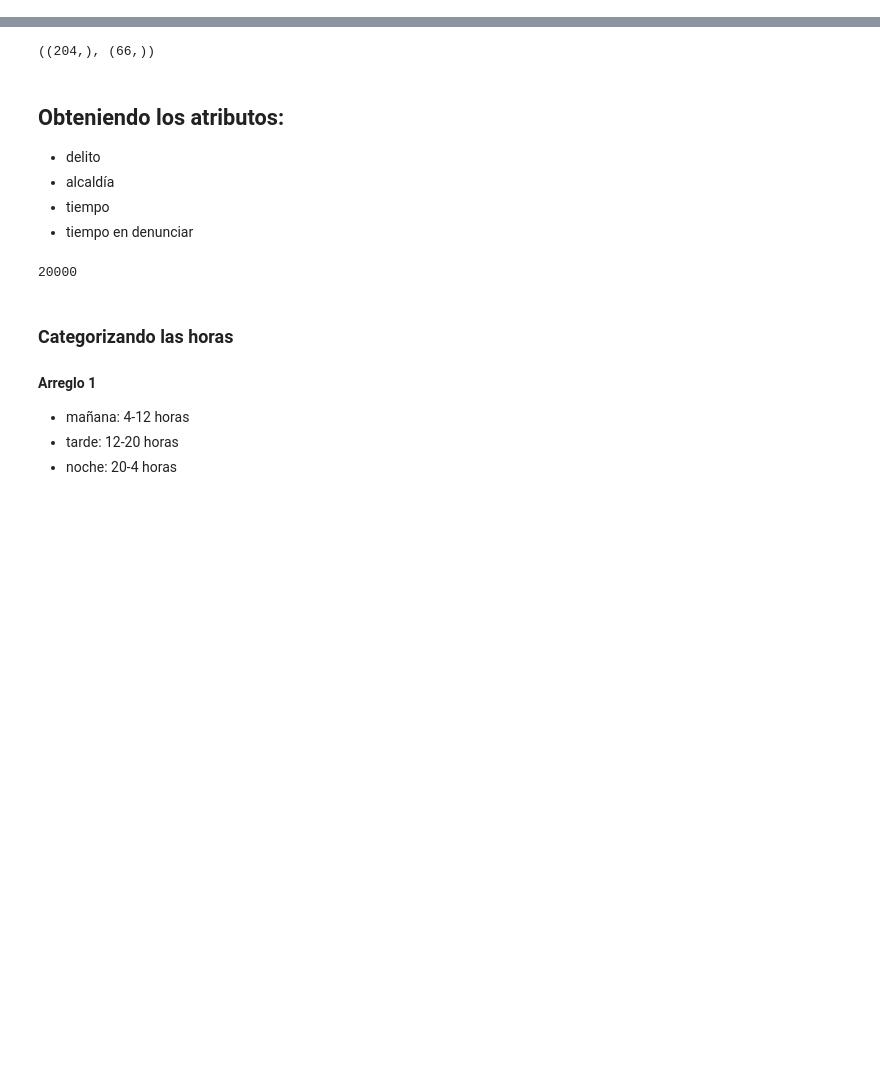
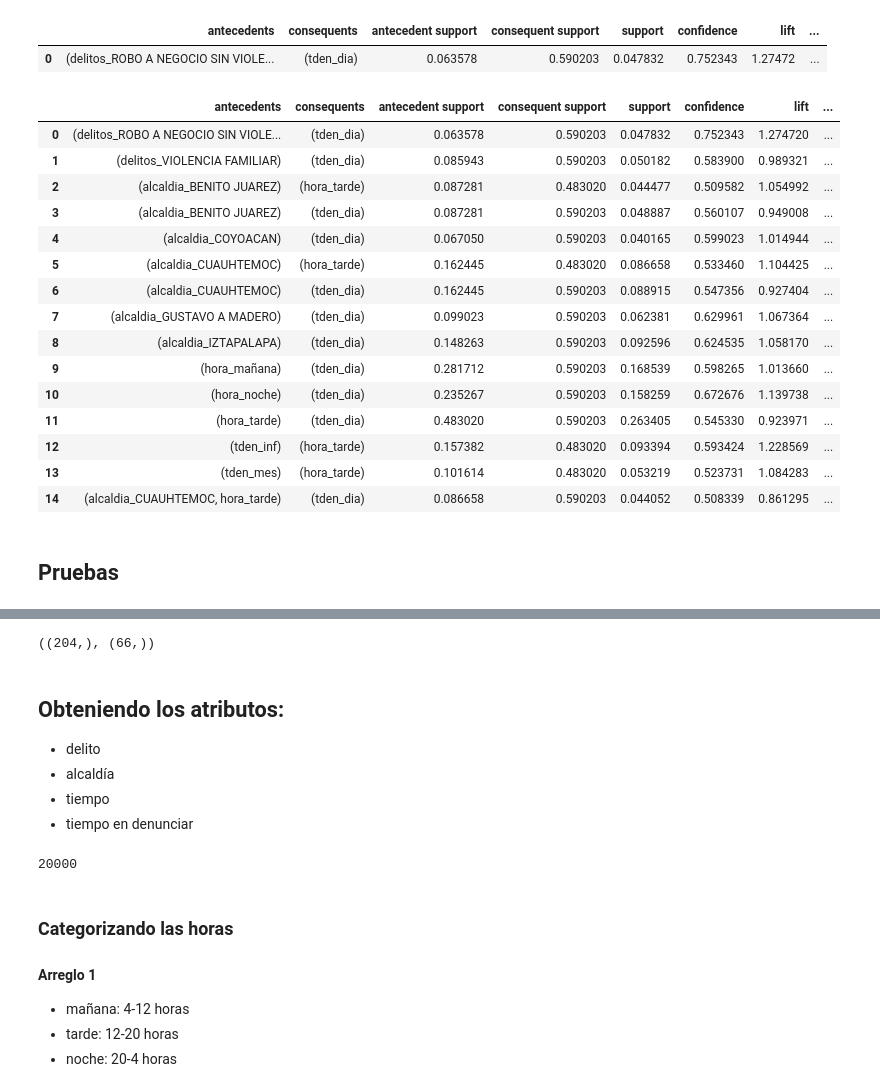
Before and after one commit to JavoJavo/Freq-Patt-Mexico-Crime, a Jupyter notebook: frecc-patt.ipynb, the cells around one changed output, grey strips where cells are left out. Cells and saved outputs as stored; diff of their text form; code cells hidden in the pictures; blank space fills up the shorter version.

```diff
--- a/frecc-patt.ipynb
+++ b/frecc-patt.ipynb
@@ -2,0 +9,10 @@ import pandas as pd
+# %%
+data = pd.read_csv('D:\TICS-2021-1\MineriaDeDatos\Proyecto Final\carpetas-de-investigacion-pgj-cdmx.csv',na_values='NaN')
+#ex1 = pd.read_csv(LOC,na_values='NaN')
+data = data.drop(columns=['año_hechos','mes_hechos','categoria_delito',
+                        'Geopoint','calle_hechos2','calle_hechos',
+                        'colonia_hechos','mes_inicio','ao_inicio','fiscalía','agencia',
+                        'unidad_investigacion',])
+data.fecha_hechos = pd.to_datetime(data.fecha_hechos)
+data.fecha_inicio = pd.to_datetime(data.fecha_inicio)
+data.rename(columns={'longitud':'lon','latitud':'lat'}, inplace=True)
@@ -2,0 +92,2 @@ import pandas as pd
+# %%
+E1 = experimento1(data)
@@ -3,3 +149,29 @@ import pandas as pd
+# %%
+association_rules(E1.patrones_umbral(.04), metric="confidence", min_threshold=0.7)
+# %% [output]
+|  | antecedents | consequents | antecedent support | consequent support | support | confidence | lift | ... |
+| 0 | (delitos_ROBO A NEGOCIO SIN VIOLE... | (tden_dia) | 0.063578 | 0.590203 | 0.047832 | 0.752343 | 1.27472 | ... |
+# %%
+association_rules(E1.patrones_umbral(.04), metric="confidence", min_threshold=0.5)
+# %% [output]
+|  | antecedents | consequents | antecedent support | consequent support | support | confidence | lift | ... |
+| 0 | (delitos_ROBO A NEGOCIO SIN VIOLE... | (tden_dia) | 0.063578 | 0.590203 | 0.047832 | 0.752343 | 1.274720 | ... |
+| 1 | (delitos_VIOLENCIA FAMILIAR) | (tden_dia) | 0.085943 | 0.590203 | 0.050182 | 0.583900 | 0.989321 | ... |
+| 2 | (alcaldia_BENITO JUAREZ) | (hora_tarde) | 0.087281 | 0.483020 | 0.044477 | 0.509582 | 1.054992 | ... |
+| 3 | (alcaldia_BENITO JUAREZ) | (tden_dia) | 0.087281 | 0.590203 | 0.048887 | 0.560107 | 0.949008 | ... |
+| 4 | (alcaldia_COYOACAN) | (tden_dia) | 0.067050 | 0.590203 | 0.040165 | 0.599023 | 1.014944 | ... |
+| 5 | (alcaldia_CUAUHTEMOC) | (hora_tarde) | 0.162445 | 0.483020 | 0.086658 | 0.533460 | 1.104425 | ... |
+| 6 | (alcaldia_CUAUHTEMOC) | (tden_dia) | 0.162445 | 0.590203 | 0.088915 | 0.547356 | 0.927404 | ... |
+| 7 | (alcaldia_GUSTAVO A MADERO) | (tden_dia) | 0.099023 | 0.590203 | 0.062381 | 0.629961 | 1.067364 | ... |
+| 8 | (alcaldia_IZTAPALAPA) | (tden_dia) | 0.148263 | 0.590203 | 0.092596 | 0.624535 | 1.058170 | ... |
+| 9 | (hora_mañana) | (tden_dia) | 0.281712 | 0.590203 | 0.168539 | 0.598265 | 1.013660 | ... |
+| 10 | (hora_noche) | (tden_dia) | 0.235267 | 0.590203 | 0.158259 | 0.672676 | 1.139738 | ... |
+| 11 | (hora_tarde) | (tden_dia) | 0.483020 | 0.590203 | 0.263405 | 0.545330 | 0.923971 | ... |
+| 12 | (tden_inf) | (hora_tarde) | 0.157382 | 0.483020 | 0.093394 | 0.593424 | 1.228569 | ... |
+| 13 | (tden_mes) | (hora_tarde) | 0.101614 | 0.483020 | 0.053219 | 0.523731 | 1.084283 | ... |
+| 14 | (alcaldia_CUAUHTEMOC, hora_tarde) | (tden_dia) | 0.086658 | 0.590203 | 0.044052 | 0.508339 | 0.861295 | ... |
+# %% [markdown]
+## Pruebas
 # %%
 data = pd.read_csv('D:\TICS-2021-1\MineriaDeDatos\Proyecto Final\muestra20000.csv',na_values='NaN')
 data = data.drop(columns=['año_hechos','mes_hechos','categoria_delito',
```
Also changed, not shown: parts of 17 cells of this notebook.
